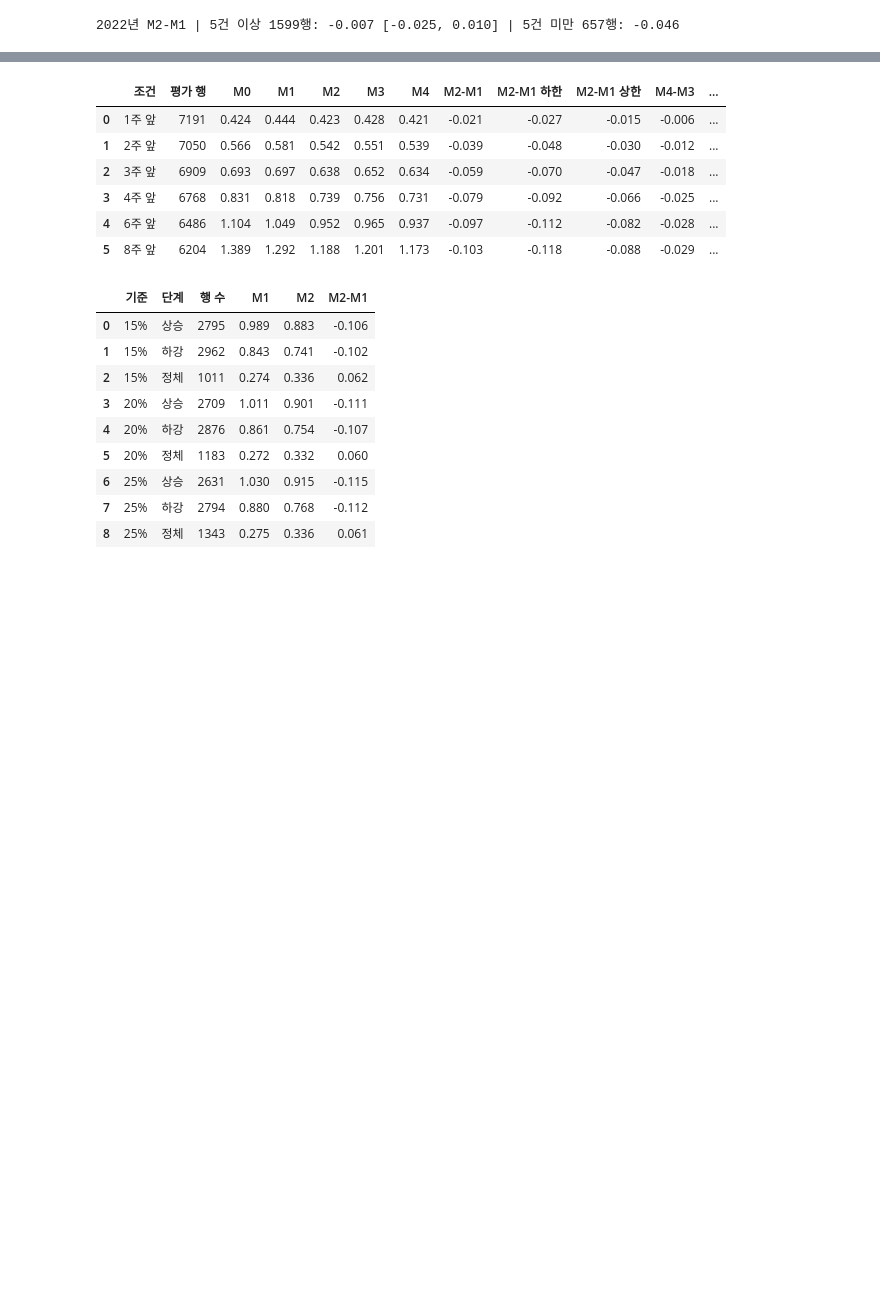
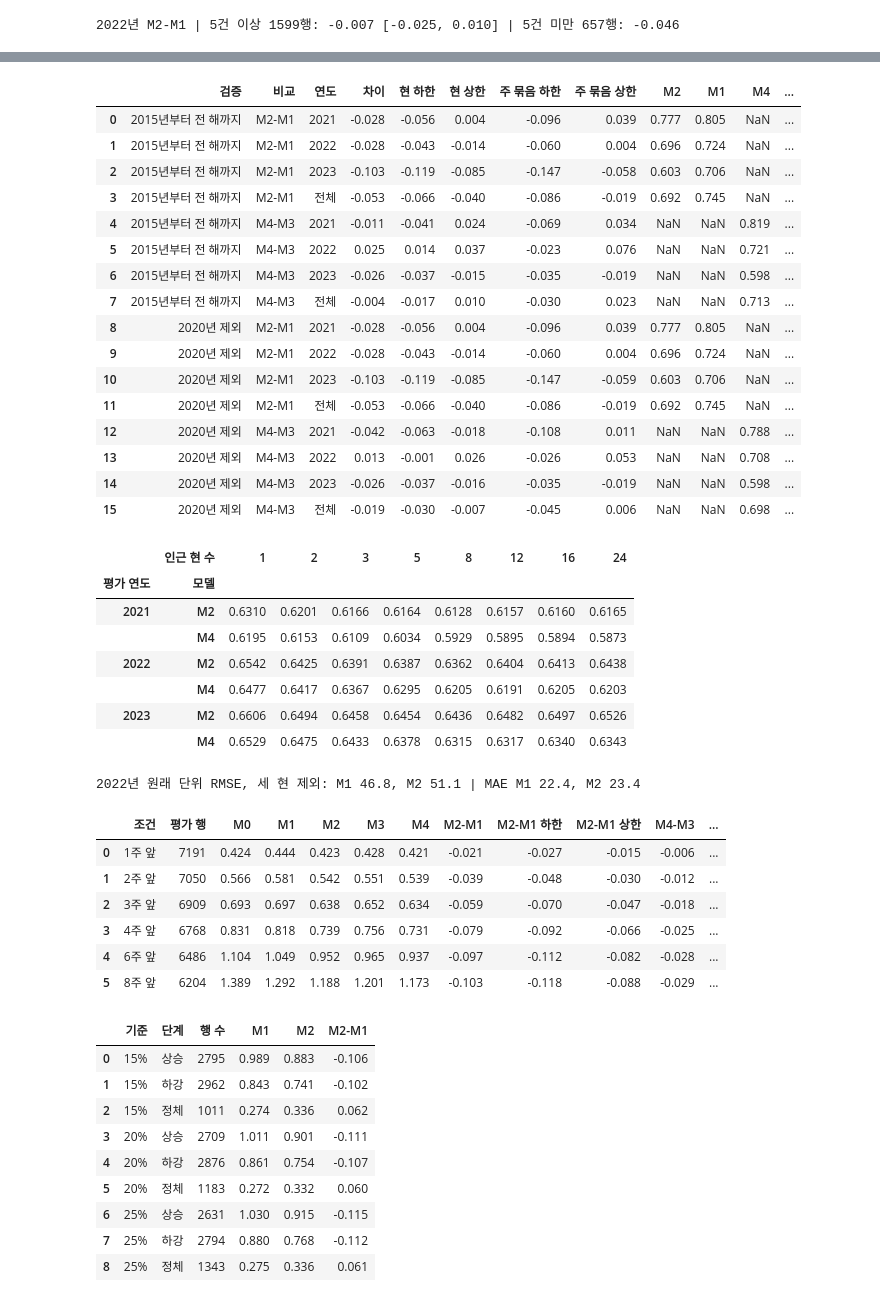
Before and after one commit to archi142857/data_competition_rsv, a Jupyter notebook: RSV_final_analysis.ipynb, the cells around one changed output, grey strips where cells are left out. Cells and saved outputs as stored; diff of their text form; code cells hidden in the pictures; blank space fills up the shorter version.

```diff
--- a/RSV_final_analysis.ipynb
+++ b/RSV_final_analysis.ipynb
@@ -1404,0 +1396,8 @@ facts('sensitivity', {'floor': floor, 'low_first': low.min(), 'low_last': low.ma
+# %%
+# 묶음 길이를 4주, 13주, 26주로 바꿔도 세 해 전체의 구간이 0 아래인지
+rows = []
+for a, b in PAIRS:
+    for blk in (4, 8, 13, 26):
+        pt, lo, hi = block_boot_diff(E0, 'pred_' + a, 'pred_' + b, block=blk)
+        rows.append({'비교': f'{a[:2]}-{b[:2]}', '묶음(주)': blk, '차이': pt, '하한': lo, '상한': hi})
+BL = pd.DataFrame(rows); save(BL, 'block_length.csv'); display(BL.round(3))
@@ -1404,0 +1445,10 @@ facts('sensitivity', {'floor': floor, 'low_first': low.min(), 'low_last': low.ma
+# %%
+# 현별로 보면 몇 개 현에서 나아졌는지
+rows = []
+for a, b in PAIRS:
+    e = (np.log1p(E0['pred_' + a]) - np.log1p(E0.y_tgt)).abs() - (np.log1p(E0['pred_' + b]) - np.log1p(E0.y_tgt)).abs()
+    for Y in (2021, 2022, 2023, '전체'):
+        m = (E0.eval_year > 0) if Y == '전체' else (E0.eval_year == Y)
+        bp = e[m].groupby(E0.pref[m].to_numpy()).mean()
+        rows.append({'비교': f'{a[:2]}-{b[:2]}', '연도': Y, '나아진 현': int((bp < 0).sum()), '현 수': len(bp), '최소': bp.min(), '중앙값': bp.median(), '최대': bp.max()})
+PS = pd.DataFrame(rows); save(PS, 'pref_share.csv'); display(PS.round(3))
@@ -1404,0 +1569,31 @@ facts('sensitivity', {'floor': floor, 'low_first': low.min(), 'low_last': low.ma
+# %%
+# 보고가 급감한 2020년이 검증에 들어가면 선택이 그해에 끌려갈 수 있어서, 2020년을 뺀 검증으로도 고름
+VAL = {'2015년부터 전 해까지': lambda Y: yr < Y, '2020년 제외': lambda Y: (yr < Y) & (yr != 2020)}
+sel, rows = [], []
+for vname, val in VAL.items():
+    S1, EN = pick(val); S1.insert(0, '검증', vname); sel.append(S1)
+    for a, b in PAIRS:
+        for Y in (2021, 2022, 2023, '전체'):
+            d = EN if Y == '전체' else EN[EN.eval_year == Y]
+            c1 = cluster_boot_diff(d, 'pred_' + a, 'pred_' + b); c2 = block_boot_diff(d, 'pred_' + a, 'pred_' + b)
+            rows.append({'검증': vname, '비교': f'{a[:2]}-{b[:2]}', '연도': Y, '차이': c1[0], '현 하한': c1[1], '현 상한': c1[2], '주 묶음 하한': c2[1], '주 묶음 상한': c2[2],
+                         **{m[:2]: log_mae(d, m) for m in (a, b)}})
+SEL = pd.concat(sel, ignore_index=True); save(SEL, 'nested_select.csv'); display(SEL.round(3))
+NE = pd.DataFrame(rows); save(NE, 'nested_effects.csv'); display(NE.round(3))
+# 인근 현 수에 따른 검증 오차 (계절 입력 제외, α는 가장 나은 값, 검증에 2020년 포함)
+VK = pd.DataFrame([{'평가 연도': Y, '모델': m[:2], '인근 현 수': k, '검증 로그 MAE': min(err[(m, k, al, '뺌')][yr < Y].mean() for al in ALPHAS)}
+                   for Y in (2021, 2022, 2023) for m in (M2, M4) for k in KS])
+save(VK, 'nested_k.csv'); display(VK.pivot(index=['평가 연도', '모델'], columns='인근 현 수', values='검증 로그 MAE').round(4))
+
+d22 = E0[(E0.eval_year == 2022) & ~E0.pref.isin(['Osaka', 'Aichi', 'Hyogo'])]
+rm = lambda d, m: np.sqrt(((d['pred_' + m] - d.y_tgt)**2).mean())
+print('2022년 원래 단위 RMSE, 세 현 제외: M1 %.1f, M2 %.1f | MAE M1 %.1f, M2 %.1f' % (rm(d22, M1), rm(d22, M2), (d22['pred_' + M1] - d22.y_tgt).abs().mean(), (d22['pred_' + M2] - d22.y_tgt).abs().mean()))
+facts('sensitivity', {'floor': floor, 'low_first': low.min(), 'low_last': low.max(), 'low_n': len(low), 'train_all': n_all, 'train_cut': n_cut,
+                      'ns_fix_d': ns_fix[0], 'ns_fix_lo': ns_fix[1], 'ns_fix_hi': ns_fix[2], 'ns_rand_med': np.median(ns_rand), 'ns_rand_n': len(ns_rand),
+                      'ns_big22_d': ns22[0], 'ns_big22_lo': ns22[1], 'ns_big22_hi': ns22[2],
+                      'ns_rand_better': int((np.array(ns_rand) <= log_mae(ENS, M4) - log_mae(ENS, M3)).sum()),
+                      'rmse22_no3_M1': rm(d22, M1), 'rmse22_no3_M2': rm(d22, M2), 'n_small': int((E0.y_now < 5).sum()),
+                      'gap22_d': gap22[0], 'gap22_lo': gap22[1], 'gap22_hi': gap22[2], 'gap22_blo': gap22b[1], 'gap22_bhi': gap22b[2],
+                      'nv_first': YV[0], 'nv_k_n': len(KS), 'nv_k_min': min(KS), 'nv_k_max': max(KS), 'nv_al_n': len(ALPHAS), 'nv_al_min': min(ALPHAS), 'nv_al_max': max(ALPHAS),
+                      'big22_n': len(big), 'big22_d': s22[0], 'big22_lo': s22[1], 'big22_hi': s22[2], 'small22_n': len(sm), 'small22_d': log_mae(sm, M2) - log_mae(sm, M1)})
+# %% [output]
@@ -1405,3 +1617,29 @@ facts('sensitivity', {'floor': floor, 'low_first': low.min(), 'low_last': low.ma
+|  | 검증 | 비교 | 연도 | 차이 | 현 하한 | 현 상한 | 주 묶음 하한 | 주 묶음 상한 | M2 | M1 | M4 | ... |
+| 0 | 2015년부터 전 해까지 | M2-M1 | 2021 | -0.028 | -0.056 | 0.004 | -0.096 | 0.039 | 0.777 | 0.805 | NaN | ... |
+| 1 | 2015년부터 전 해까지 | M2-M1 | 2022 | -0.028 | -0.043 | -0.014 | -0.060 | 0.004 | 0.696 | 0.724 | NaN | ... |
+| 2 | 2015년부터 전 해까지 | M2-M1 | 2023 | -0.103 | -0.119 | -0.085 | -0.147 | -0.058 | 0.603 | 0.706 | NaN | ... |
+| 3 | 2015년부터 전 해까지 | M2-M1 | 전체 | -0.053 | -0.066 | -0.040 | -0.086 | -0.019 | 0.692 | 0.745 | NaN | ... |
+| 4 | 2015년부터 전 해까지 | M4-M3 | 2021 | -0.011 | -0.041 | 0.024 | -0.069 | 0.034 | NaN | NaN | 0.819 | ... |
+| 5 | 2015년부터 전 해까지 | M4-M3 | 2022 | 0.025 | 0.014 | 0.037 | -0.023 | 0.076 | NaN | NaN | 0.721 | ... |
+| 6 | 2015년부터 전 해까지 | M4-M3 | 2023 | -0.026 | -0.037 | -0.015 | -0.035 | -0.019 | NaN | NaN | 0.598 | ... |
+| 7 | 2015년부터 전 해까지 | M4-M3 | 전체 | -0.004 | -0.017 | 0.010 | -0.030 | 0.023 | NaN | NaN | 0.713 | ... |
+| 8 | 2020년 제외 | M2-M1 | 2021 | -0.028 | -0.056 | 0.004 | -0.096 | 0.039 | 0.777 | 0.805 | NaN | ... |
+| 9 | 2020년 제외 | M2-M1 | 2022 | -0.028 | -0.043 | -0.014 | -0.060 | 0.004 | 0.696 | 0.724 | NaN | ... |
+| 10 | 2020년 제외 | M2-M1 | 2023 | -0.103 | -0.119 | -0.085 | -0.147 | -0.059 | 0.603 | 0.706 | NaN | ... |
+| 11 | 2020년 제외 | M2-M1 | 전체 | -0.053 | -0.066 | -0.040 | -0.086 | -0.019 | 0.692 | 0.745 | NaN | ... |
+| 12 | 2020년 제외 | M4-M3 | 2021 | -0.042 | -0.063 | -0.018 | -0.108 | 0.011 | NaN | NaN | 0.788 | ... |
+| 13 | 2020년 제외 | M4-M3 | 2022 | 0.013 | -0.001 | 0.026 | -0.026 | 0.053 | NaN | NaN | 0.708 | ... |
+| 14 | 2020년 제외 | M4-M3 | 2023 | -0.026 | -0.037 | -0.016 | -0.035 | -0.019 | NaN | NaN | 0.598 | ... |
+| 15 | 2020년 제외 | M4-M3 | 전체 | -0.019 | -0.030 | -0.007 | -0.045 | 0.006 | NaN | NaN | 0.698 | ... |
+|  | 인근 현 수 | 1 | 2 | 3 | 5 | 8 | 12 | 16 | 24 |
+| 평가 연도 | 모델 |  |  |  |  |  |  |  |  |
+| 2021 | M2 | 0.6310 | 0.6201 | 0.6166 | 0.6164 | 0.6128 | 0.6157 | 0.6160 | 0.6165 |
+|  | M4 | 0.6195 | 0.6153 | 0.6109 | 0.6034 | 0.5929 | 0.5895 | 0.5894 | 0.5873 |
+| 2022 | M2 | 0.6542 | 0.6425 | 0.6391 | 0.6387 | 0.6362 | 0.6404 | 0.6413 | 0.6438 |
+|  | M4 | 0.6477 | 0.6417 | 0.6367 | 0.6295 | 0.6205 | 0.6191 | 0.6205 | 0.6203 |
+| 2023 | M2 | 0.6606 | 0.6494 | 0.6458 | 0.6454 | 0.6436 | 0.6482 | 0.6497 | 0.6526 |
+|  | M4 | 0.6529 | 0.6475 | 0.6433 | 0.6378 | 0.6315 | 0.6317 | 0.6340 | 0.6343 |
+2022년 원래 단위 RMSE, 세 현 제외: M1 46.8, M2 51.1 | MAE M1 22.4, M2 23.4
 # %%
 # 예측 기간. 4주는 중간보고서에서 정한 값이고 나머지는 비교용
 rows = []
```
Also changed, not shown: parts of 20 cells of this notebook, 4 other files.
